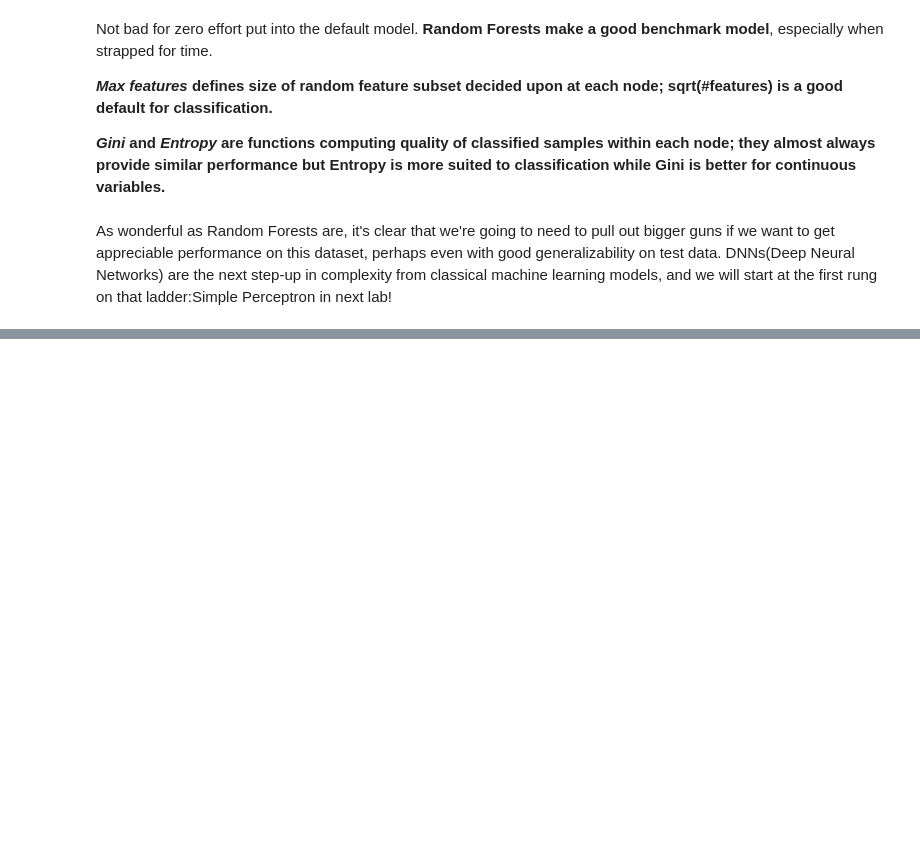
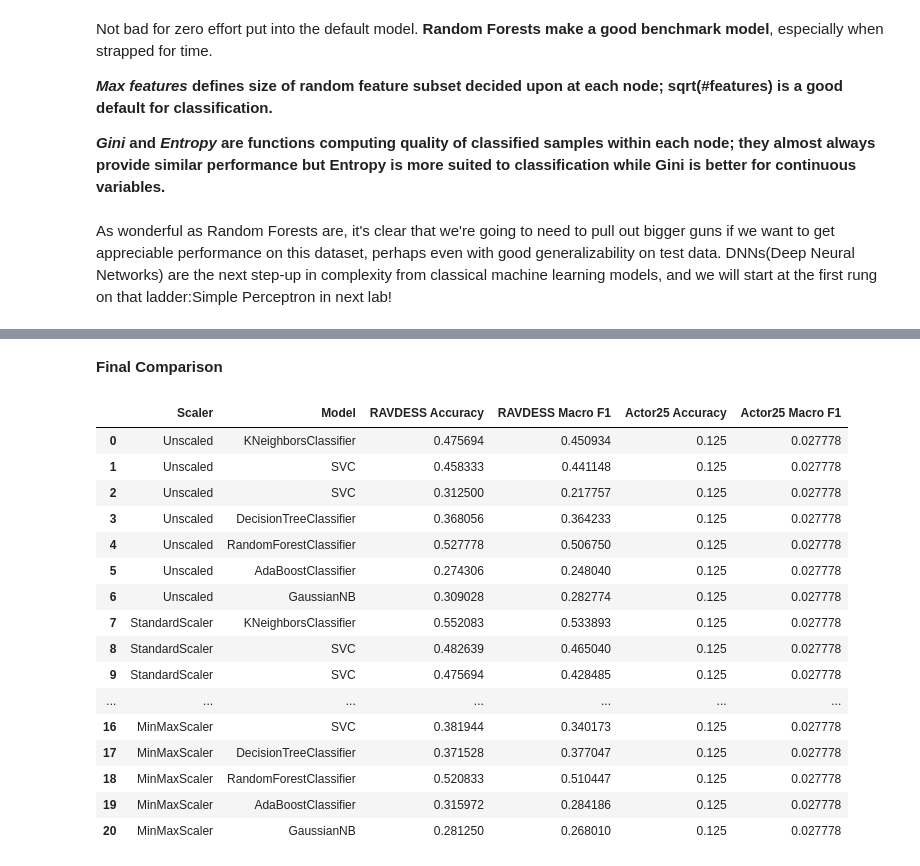
Before and after one commit to IAT-ExploringAI-2025/Week3-ClassicML, a Jupyter notebook: Week_3_MachineLearning.ipynb, the cells around one changed output, grey strips where cells are left out. Saved outputs shown, nothing was run; the diff lists cells and outputs as text; code cells hidden in the pictures; blank space fills up the shorter version.

```diff
--- a/Week_3_MachineLearning.ipynb
+++ b/Week_3_MachineLearning.ipynb
@@ -594,0 +638,78 @@ As wonderful as Random Forests are, it's clear that we're going to need to pull
+# %% [markdown]
+**Final Comparison**
+# %%
+from sklearn.metrics import accuracy_score, f1_score
+
+models = [
+    KNeighborsClassifier(),
+    SVC(kernel='linear'),
+    SVC(kernel='rbf'),
+    DecisionTreeClassifier(),
+    RandomForestClassifier(),
+    AdaBoostClassifier(),
+    GaussianNB()
+]
+
+scalers = {
+    "Unscaled": None,
+    "StandardScaler": StandardScaler(),
+    "MinMaxScaler": MinMaxScaler()
+}
+
+final_results = []
+
+for scaler_name, scaler in scalers.items():
+
+    # split original RAVDESS data
+    X_train, X_test, y_train, y_test = train_test_split(
+        features,
+        emotions,
+        test_size=0.2,
+        random_state=42,
+        stratify=emotions
+    )
+
+    # apply scaler if needed
+    if scaler is not None:
+        X_train = scaler.fit_transform(X_train)
+        X_test = scaler.transform(X_test)
+        X_actor25_test = scaler.transform(X_actor25)
+    else:
+        X_actor25_test = X_actor25
+
+    for model in models:
+        model.fit(X_train, y_train)
+
+        # test on RAVDESS and my own voice
+        ravdess_pred = model.predict(X_test)
+        actor25_pred = model.predict(X_actor25_test)
+
+        final_results.append({
+            "Scaler": scaler_name,
+            "Model": model.__class__.__name__,
+            "RAVDESS Accuracy": accuracy_score(y_test, ravdess_pred),
+            "RAVDESS Macro F1": f1_score(y_test, ravdess_pred, average="macro"),
+            "Actor25 Accuracy": accuracy_score(y_actor25, actor25_pred),
+            "Actor25 Macro F1": f1_score(y_actor25, actor25_pred, average="macro")
+        })
+
+final_results_df = pd.DataFrame(final_results)
+final_results_df
+# %% [output]
+|  | Scaler | Model | RAVDESS Accuracy | RAVDESS Macro F1 | Actor25 Accuracy | Actor25 Macro F1 |
+| 0 | Unscaled | KNeighborsClassifier | 0.475694 | 0.450934 | 0.125 | 0.027778 |
+| 1 | Unscaled | SVC | 0.458333 | 0.441148 | 0.125 | 0.027778 |
+| 2 | Unscaled | SVC | 0.312500 | 0.217757 | 0.125 | 0.027778 |
+| 3 | Unscaled | DecisionTreeClassifier | 0.368056 | 0.364233 | 0.125 | 0.027778 |
+| 4 | Unscaled | RandomForestClassifier | 0.527778 | 0.506750 | 0.125 | 0.027778 |
+| 5 | Unscaled | AdaBoostClassifier | 0.274306 | 0.248040 | 0.125 | 0.027778 |
+| 6 | Unscaled | GaussianNB | 0.309028 | 0.282774 | 0.125 | 0.027778 |
+| 7 | StandardScaler | KNeighborsClassifier | 0.552083 | 0.533893 | 0.125 | 0.027778 |
+| 8 | StandardScaler | SVC | 0.482639 | 0.465040 | 0.125 | 0.027778 |
+| 9 | StandardScaler | SVC | 0.475694 | 0.428485 | 0.125 | 0.027778 |
+| ... | ... | ... | ... | ... | ... | ... |
+| 16 | MinMaxScaler | SVC | 0.381944 | 0.340173 | 0.125 | 0.027778 |
+| 17 | MinMaxScaler | DecisionTreeClassifier | 0.371528 | 0.377047 | 0.125 | 0.027778 |
+| 18 | MinMaxScaler | RandomForestClassifier | 0.520833 | 0.510447 | 0.125 | 0.027778 |
+| 19 | MinMaxScaler | AdaBoostClassifier | 0.315972 | 0.284186 | 0.125 | 0.027778 |
+| 20 | MinMaxScaler | GaussianNB | 0.281250 | 0.268010 | 0.125 | 0.027778 |
```
Also changed, not shown: parts of 2 cells of this notebook.
